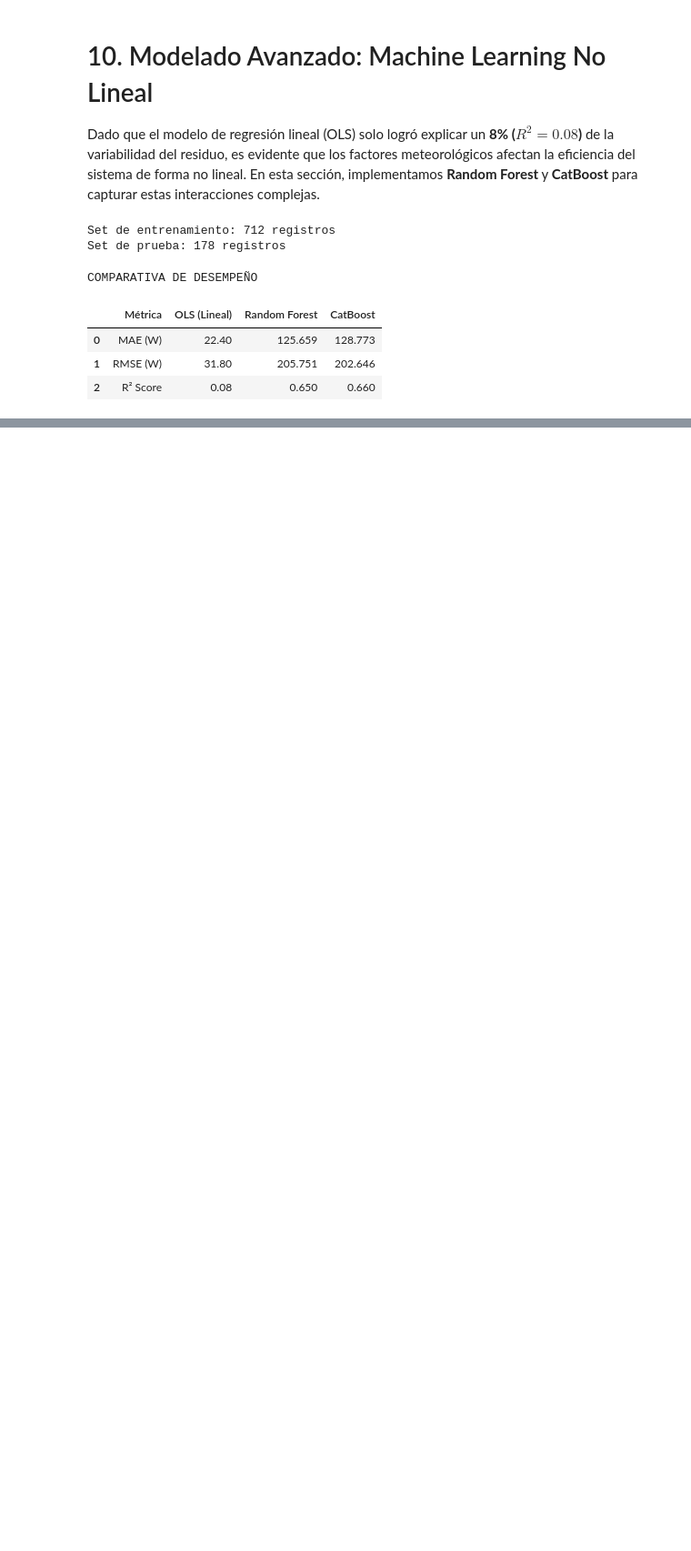
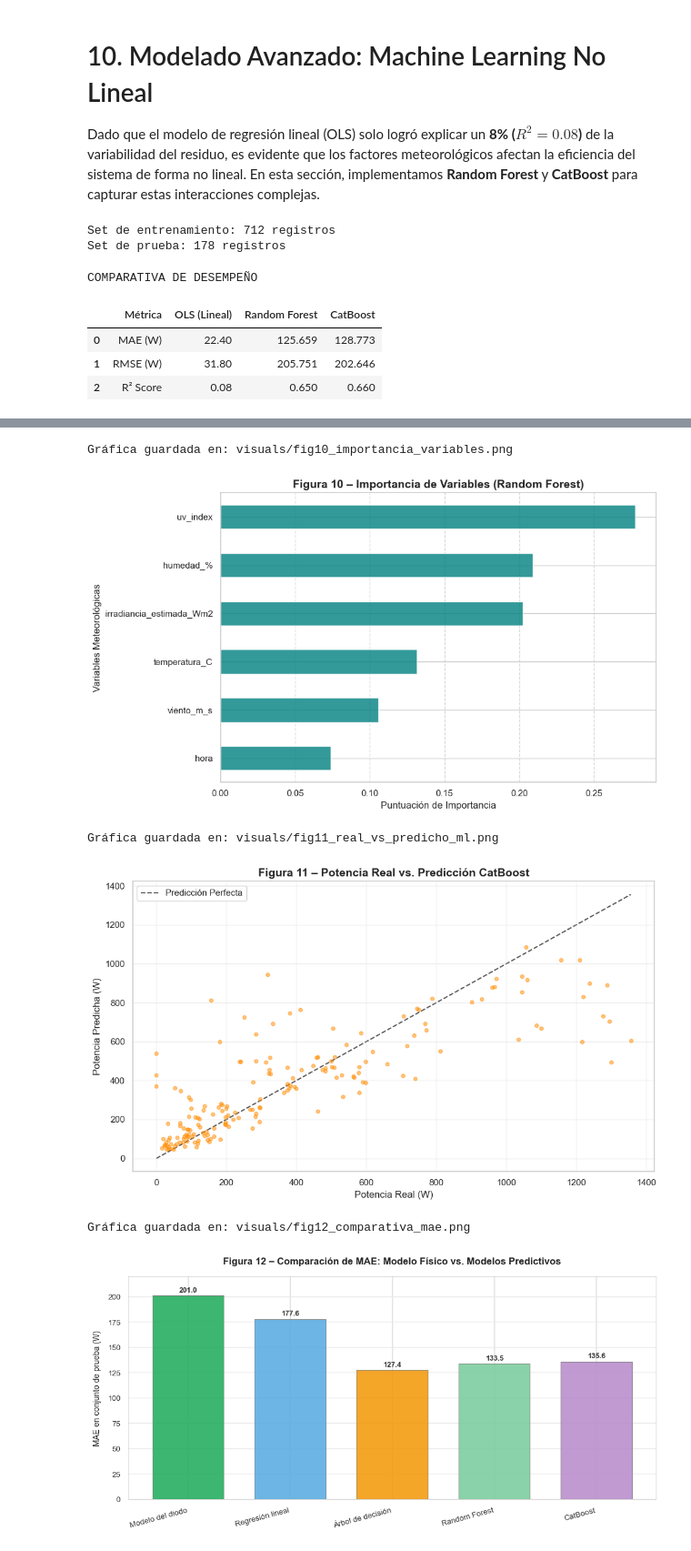
Before and after one commit to MaleBrochero/Bengali, a Jupyter notebook: Jupyter/Caso_Estudio_Solar_Malambo.ipynb, the cells around one changed output, grey strips where cells are left out. Shown at 91% size. Drawn from its saved outputs; the diff is of its cells as text; code cells hidden in the pictures; blank space fills up the shorter version.

```diff
--- a/Jupyter/Caso_Estudio_Solar_Malambo.ipynb
+++ b/Jupyter/Caso_Estudio_Solar_Malambo.ipynb
@@ -1094,0 +937,73 @@ Gráfica guardada en: visuals/fig12_serie_temporal_completa.png
+# %%
+# ‖‖ Visualización 9: Importancia de Variables ‖‖‖‖‖‖‖‖‖‖‖‖‖‖‖‖‖‖‖‖‖‖‖‖‖‖‖‖‖‖‖‖‖‖‖‖‖‖‖‖‖‖‖‖‖‖‖‖‖‖‖‖‖‖‖‖‖‖‖‖‖‖‖‖‖‖‖‖‖‖‖‖‖‖‖‖‖‖‖‖‖‖‖‖‖‖
+importances = pd.Series(rf_model.feature_importances_, index=features).sort_values(ascending=True)
+
+plt.figure(figsize=(10, 6))
+importances.plot(kind='barh', color='teal', alpha=0.8)
+plt.title('Figura 10 – Importancia de Variables (Random Forest)', fontsize=14, fontweight='bold')
+plt.xlabel('Puntuación de Importancia')
+plt.ylabel('Variables Meteorológicas')
+plt.grid(axis='x', linestyle='--', alpha=0.7)
+plt.tight_layout()
+save_vis('fig10_importancia_variables.png')
+plt.show()
+
+# ‖‖ Visualización 10: Real vs Predicho (CatBoost) ‖‖‖‖‖‖‖‖‖‖‖‖‖‖‖‖‖‖‖‖‖‖‖‖‖‖‖‖‖‖‖‖‖‖‖‖‖‖‖‖‖‖‖‖‖‖‖‖‖‖‖‖‖‖‖‖‖‖‖‖‖‖‖‖‖‖‖‖‖‖‖‖‖‖‖‖‖‖‖‖‖‖‖‖‖
+plt.figure(figsize=(10, 6))
+plt.scatter(y_test, y_pred_cat, alpha=0.5, color='darkorange', s=20)
+lims = [0, max(y_test.max(), y_pred_cat.max())]
+plt.plot(lims, lims, 'k--', alpha=0.75, zorder=0, label='Predicción Perfecta')
+plt.title('Figura 11 – Potencia Real vs. Predicción CatBoost', fontsize=14, fontweight='bold')
+plt.xlabel('Potencia Real (W)')
+plt.ylabel('Potencia Predicha (W)')
+plt.legend()
+plt.grid(True, alpha=0.3)
+plt.tight_layout()
+save_vis('fig11_real_vs_predicho_ml.png')
+plt.show()
+
+# ‖‖ Visualización 10b: Comparación de MAE ‖‖‖‖‖‖‖‖‖‖‖‖‖‖‖‖‖‖‖‖‖‖‖‖‖‖‖‖‖‖‖‖‖‖‖‖‖‖‖‖‖‖‖‖‖‖‖‖‖‖‖‖‖‖‖‖‖‖‖‖‖‖‖‖‖‖‖‖‖‖‖‖‖‖‖‖‖‖‖‖‖‖‖‖‖
+modelos = ['Modelo del diodo', 'Regresión lineal', 'Árbol de decisión', 'Random Forest', 'CatBoost']
+maes = [201.0, 177.6, 127.4, 133.5, 135.6]
+colores = ['#27ae60', '#5dade2', '#f39c12', '#7dcea0', '#bb8fce']
+
+plt.figure(figsize=(10, 5))
+plt.grid(axis='y', linestyle='-', color='#eaeaea', zorder=0)
+
+bars = plt.bar(modelos, maes, color=colores, edgecolor='#7f7f7f', linewidth=0.8, alpha=0.9, width=0.7, zorder=3)
+
+for bar in bars:
+    height = bar.get_height()
+    plt.text(
+        bar.get_x() + bar.get_width()/2.0,
+        height + 2,
+        f'{height:.1f}',
+        ha='center',
+        va='bottom',
+        fontsize=9,
+        fontweight='semibold',
+        color='#333333'
+    )
+
+plt.title('Figura 12 – Comparación de MAE: Modelo Físico vs. Modelos Predictivos', fontsize=12, fontweight='bold', pad=15, color='#222222')
+plt.ylabel('MAE en conjunto de prueba (W)', fontsize=10, labelpad=8)
+plt.xticks(rotation=15, ha='right', fontsize=9.5, color='#333333')
+plt.yticks(fontsize=9.5, color='#333333')
+plt.ylim(0, 220)
+
+ax = plt.gca()
+ax.set_axisbelow(True)
+for spine in ['top', 'right', 'bottom', 'left']:
+    ax.spines[spine].set_color('#cccccc')
+    ax.spines[spine].set_linewidth(0.8)
+
+plt.tight_layout()
+save_vis('fig12_comparativa_mae.png')
+plt.show()
+# %% [output]
+Gráfica guardada en: visuals/fig10_importancia_variables.png
+[figure, added]
+Gráfica guardada en: visuals/fig11_real_vs_predicho_ml.png
+[figure, added]
+Gráfica guardada en: visuals/fig12_comparativa_mae.png
+[figure, added]
```
Also changed, not shown: parts of 36 cells of this notebook, 5 other files.
